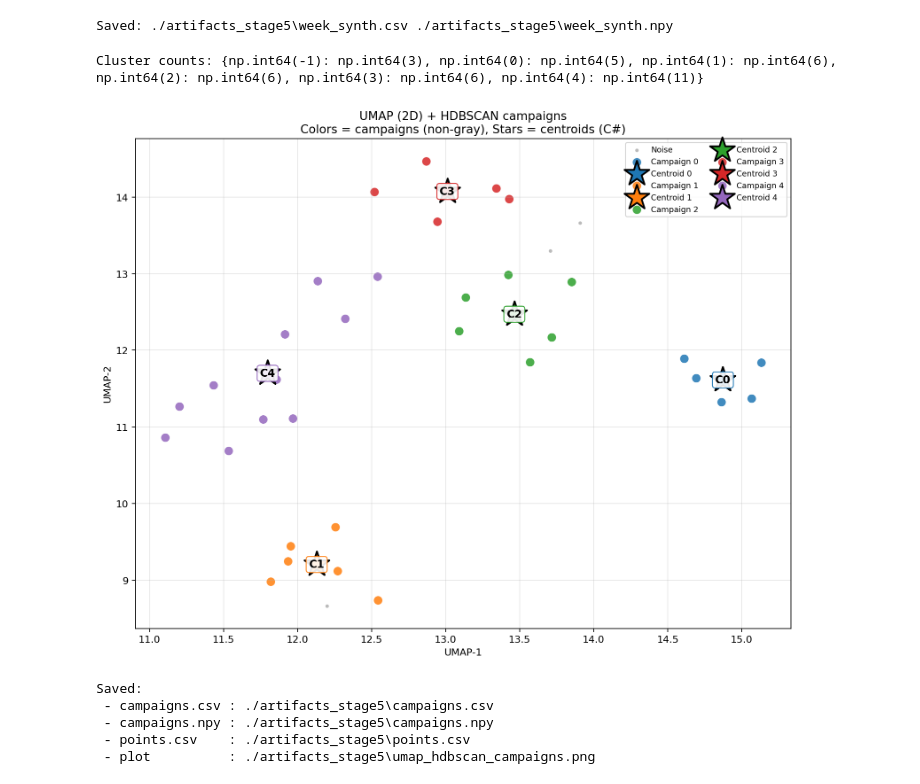
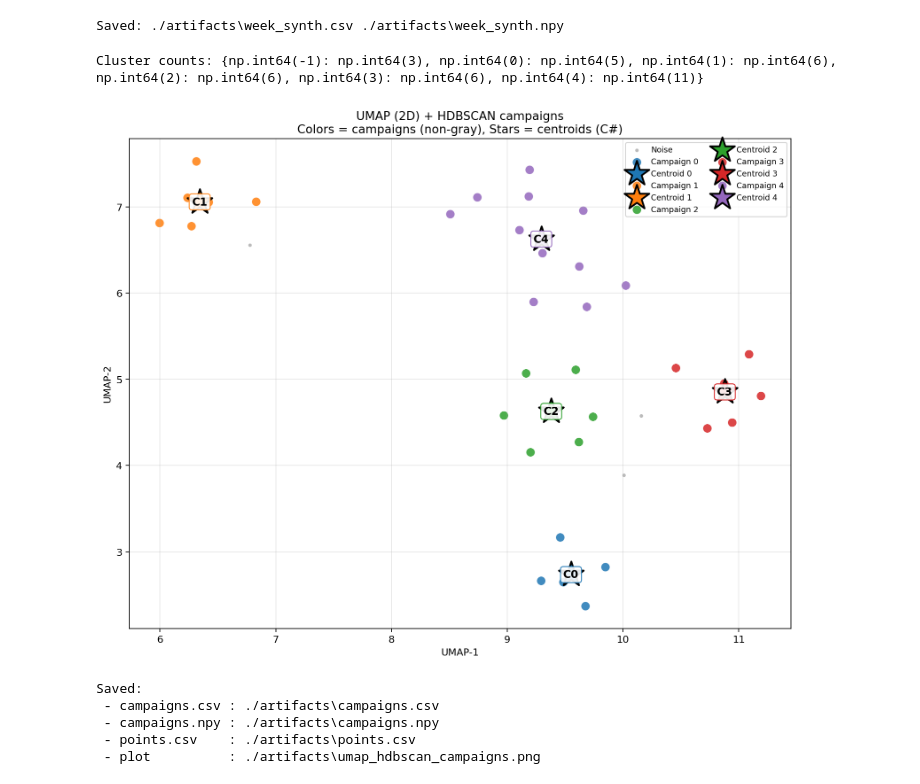
Before and after one commit to elieisenstein/att_campaign_drift, a Jupyter notebook: campaign_drift.ipynb, the cells around one changed output. Drawn from its saved outputs; the diff is of its cells as text; code cells hidden in the pictures.

```diff
--- a/campaign_drift.ipynb
+++ b/campaign_drift.ipynb
@@ -3,10 +14,6 @@
 # %%
-import pandas as pd
-from sms_norm import normalize_and_hash_series, dedupe_by_hash
-from sms_embed import embed_dedup_dataframe, save_embeddings
-
 # Load the ready-made synthetic data
-df_raw = pd.read_csv("./artifacts_stage5/synthetic_one_originator.csv")  # <-- move the downloaded file there OR change path
+df_raw = pd.read_csv("./artifacts/synthetic_one_originator.csv")  # <-- move the downloaded file there OR change path
 
 # Normalize + dedupe
 norm = normalize_and_hash_series(df_raw["raw_text"], seed=0)
@@ -20,23 +27,21 @@ meta_df, X = embed_dedup_dataframe(
     dedup_df, text_col="normalized_text", id_col="template_hash_xx64",
     batch_size=64, normalize=True, model_name=LOCAL_MODEL
 )
-csv_path, npy_path = save_embeddings(meta_df, X, out_dir="./artifacts_stage5", prefix="week_synth")
+csv_path, npy_path = save_embeddings(meta_df, X, out_dir="./artifacts", prefix="week_synth")
 print("Saved:", csv_path, npy_path)
 # %% [output]
-Saved: ./artifacts_stage5\week_synth.csv ./artifacts_stage5\week_synth.npy
+Saved: ./artifacts\week_synth.csv ./artifacts\week_synth.npy
 # %%
 # UMAP + HDBSCAN + centroids + exemplars + plot (one originator)
 
 import os
 import numpy as np
 import pandas as pd
-import matplotlib.pyplot as plt
-import umap.umap_ as umap
+import umap
 import hdbscan
-from plots import *
-from sklearn.preprocessing import normalize
+from plots import plot_campaigns
 
-ART_DIR   = "./artifacts_stage5"
+ART_DIR   = "./artifacts"
 PREFIX    = "week_synth"  # from Stage 4 save_embeddings(...)
 META_CSV  = os.path.join(ART_DIR, f"{PREFIX}.csv")
 VEC_NPY   = os.path.join(ART_DIR, f"{PREFIX}.npy")
@@ -45,30 +50,46 @@ assert os.path.exists(META_CSV) and os.path.exists(VEC_NPY), "Run Stage 4 first
 
 # Load meta + embeddings
 meta = pd.read_csv(META_CSV)
-X    = np.load(VEC_NPY)  # shape [N, D], unit-normalized
+X    = np.load(VEC_NPY)  # shape [N, D]
+
+# Safety: ensure unit-norm (cosine-ready)
+X = X / np.maximum(np.linalg.norm(X, axis=1, keepdims=True), 1e-12)
 
 # UMAP to 2D (for visualization only)
-umap_model = umap.UMAP(n_neighbors=15, min_dist=0.1, metric="cosine", random_state=42)
+
+#umap_model = umap.UMAP(n_neighbors=15, min_dist=0.1, metric="cosine", random_state=42)
+
+umap_model = umap.UMAP(
+    n_neighbors=15,
+    min_dist=0.1,
+    metric="cosine",
+    random_state=42,
+    force_approximation_algorithm=False,  # ensures deterministic neighbor graph
+    transform_seed=42,                    # fixes transform randomness
+)
+
 X_2d = umap_model.fit_transform(X)  # [N, 2]
 
+import joblib
+joblib.dump(umap_model, "./artifacts/umap_model.pkl")
+
 # HDBSCAN (auto number of clusters); -1 = noise
-
 clusterer = hdbscan.HDBSCAN(
     min_cluster_size=5,   # smaller -> more clusters; increase if too many
     min_samples=2,        # lower -> less noise
-    metric= "euclidean"
+    metric="euclidean"    # OK because X is unit-norm; euclidean ~ cosine
 )
 labels = clusterer.fit_predict(X)
 print("Cluster counts:", dict(zip(*np.unique(labels, return_counts=True))))
 
-# Compute centroids in ORIGINAL space + exemplars per cluster
+# Compute centroids in ORIGINAL 384-D space + exemplars per cluster
 def compute_centroids_and_exemplars(X, labels, k=3):
     cluster_ids = sorted([c for c in set(labels) if c != -1])
     C = []
     rows = []
-    for c in cluster_ids:
+    for row_idx, c in enumerate(cluster_ids):              # // NEW: keep row_idx
         idx = np.where(labels == c)[0]
-        # centroid in original embedding space
+        # centroid in original embedding space (384-D), unit-norm
         cvec = X[idx].mean(axis=0)
         cvec = cvec / (np.linalg.norm(cvec) + 1e-8)
         C.append(cvec)
@@ -79,7 +100,8 @@ def compute_centroids_and_exemplars(X, labels, k=3):
         ex_texts = [meta.iloc[i]["normalized_text"] for i in ord_idx[:k]]
 
         rows.append({
-            "campaign_id": int(c),
+            "row_index": row_idx,         # // NEW: row index in campaigns.npy
+            "cluster_label": int(c),      # // NEW: explicit mapping row->label
             "size": int(len(idx)),
             "exemplar_1": ex_texts[0] if len(ex_texts) > 0 else "",
             "exemplar_2": ex_texts[1] if len(ex_texts) > 1 else "",
@@ -88,37 +110,39 @@ def compute_centroids_and_exemplars(X, labels, k=3):
     C = np.vstack(C) if len(C) else np.zeros((0, X.shape[1]), dtype=np.float32)
     return cluster_ids, C, pd.DataFrame(rows)
 
 cluster_ids, C, campaigns_df = compute_centroids_and_exemplars(X, labels, k=3)
 
 # Save artifacts
 os.makedirs(ART_DIR, exist_ok=True)
 campaigns_csv = os.path.join(ART_DIR, "campaigns.csv")
 campaigns_npy = os.path.join(ART_DIR, "campaigns.npy")
 points_csv    = os.path.join(ART_DIR, "points.csv")
 plot_path     = os.path.join(ART_DIR, "umap_hdbscan_campaigns.png")
 
 campaigns_df.to_csv(campaigns_csv, index=False, encoding="utf-8")
 np.save(campaigns_npy, C.astype(np.float32))
+
+# Keep the per-point label column name consistent as 'label'
 pd.DataFrame({
     "template_hash_xx64": meta["template_hash_xx64"],
     "normalized_text": meta["normalized_text"],
     "umap_x": X_2d[:, 0], # type: ignore
     "umap_y": X_2d[:, 1], # type: ignore
-    "label": labels
+    "label": labels                      # <-- we'll read 'label' later
 }).to_csv(points_csv, index=False, encoding="utf-8")
 
 plot_campaigns(X_2d, labels, cluster_ids, plot_path)
 
 print("Saved:")
 print(" - campaigns.csv :", campaigns_csv)
 print(" - campaigns.npy :", campaigns_npy)
 print(" - points.csv    :", points_csv)
 print(" - plot          :", plot_path)
 # %% [output]
 Cluster counts: {np.int64(-1): np.int64(3), np.int64(0): np.int64(5), np.int64(1): np.int64(6), np.int64(2): np.int64(6), np.int64(3): np.int64(6), np.int64(4): np.int64(11)}
-[figure, old version]
+[figure, new version]
 Saved:
- - campaigns.csv : ./artifacts_stage5\campaigns.csv
- - campaigns.npy : ./artifacts_stage5\campaigns.npy
- - points.csv    : ./artifacts_stage5\points.csv
- - plot          : ./artifacts_stage5\umap_hdbscan_campaigns.png
+ - campaigns.csv : ./artifacts\campaigns.csv
+ - campaigns.npy : ./artifacts\campaigns.npy
+ - points.csv    : ./artifacts\points.csv
+ - plot          : ./artifacts\umap_hdbscan_campaigns.png
```
Also changed, not shown: parts of 6 cells of this notebook, 2 other files.
